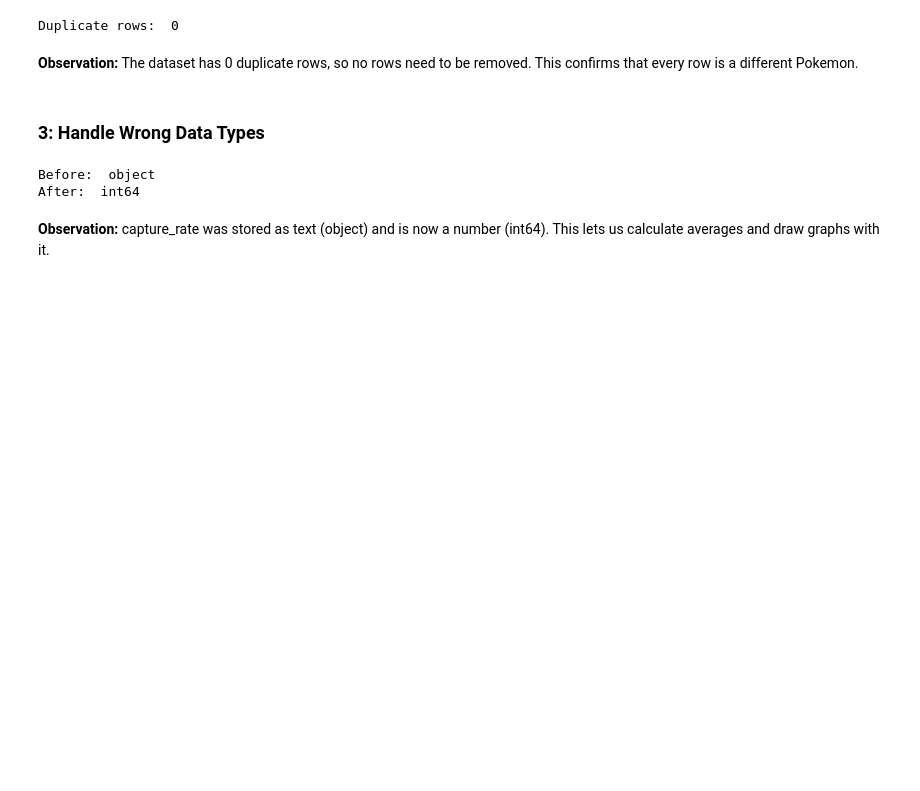
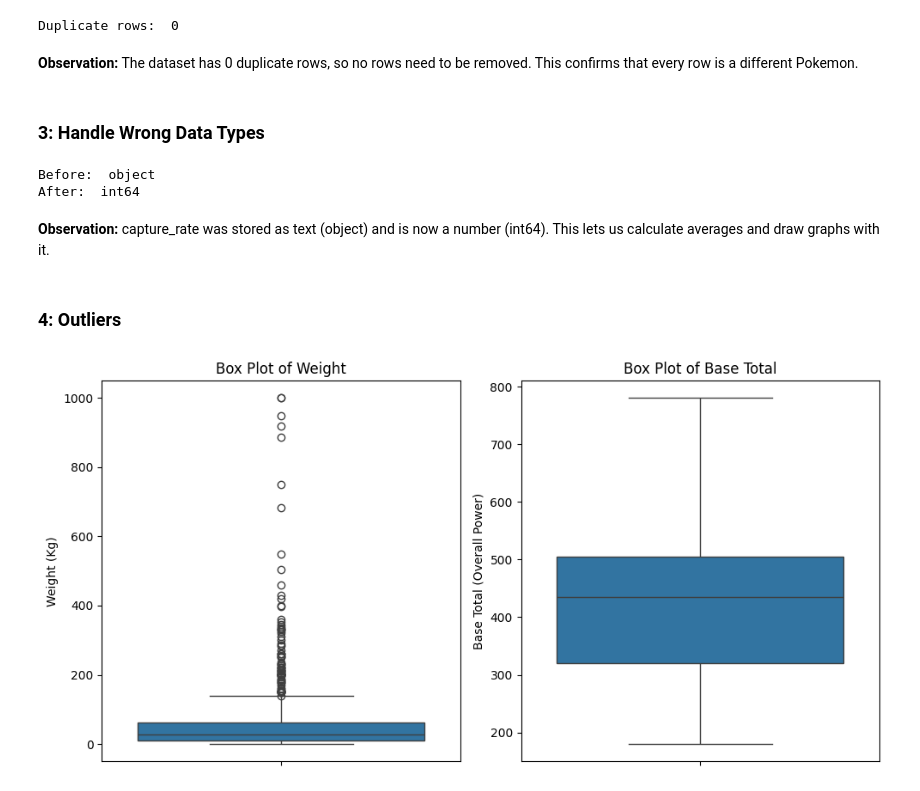
Before and after one commit to syeda-bisma05/pokemon-data-analysis, a Jupyter notebook: Pokemon_analysis.ipynb, the cells around one changed output. Saved outputs shown, nothing was run; the diff lists cells and outputs as text; code cells hidden in the pictures; blank space fills up the shorter version.

Commit message:
Complete Step 3 cleaning with outliers (box plot and IQR)

```diff
--- a/Pokemon_analysis.ipynb
+++ b/Pokemon_analysis.ipynb
@@ -259,3 +259,21 @@ Before:  object
 After:  int64
 # %% [markdown]
 **Observation:** capture_rate was stored as text (object) and is now a number (int64). This lets us calculate averages and draw graphs with it.
+# %% [markdown]
+### 4: Outliers
+# %%
+# 2 box plot aik sath banua
+fig, axes = plt.subplots(1, 2, figsize = (10,5))
+
+sns.boxplot(y = df['weight_kg'], ax = axes[0])
+axes[0].set_title('Box Plot of Weight')
+axes[0].set_ylabel('Weight (Kg)')
+
+sns.boxplot(y = df['base_total'], ax = axes[1])
+axes[1].set_title('Box Plot of Base Total')
+axes[1].set_ylabel('Base Total (Overall Power)')
+
+plt.tight_layout()
+plt.show()
+# %% [output]
+[figure, added]
```
Also changed, not shown: parts of 5 cells of this notebook.
